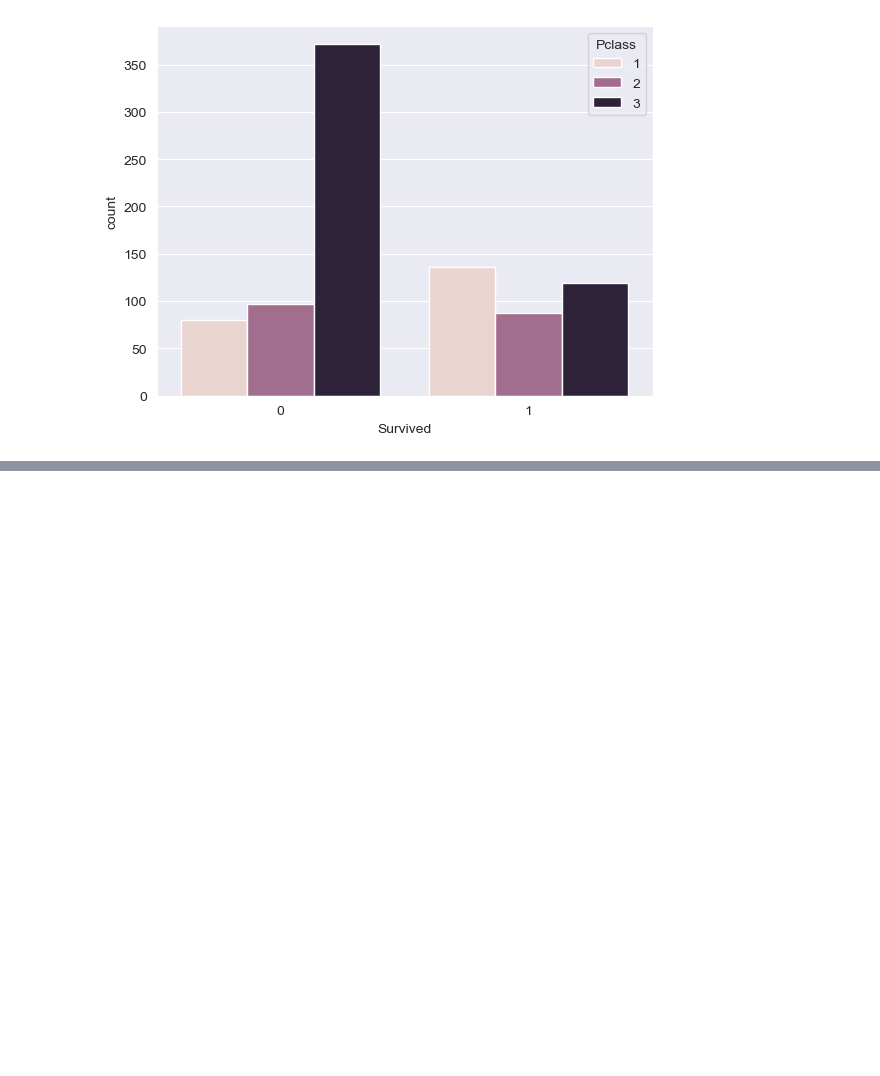
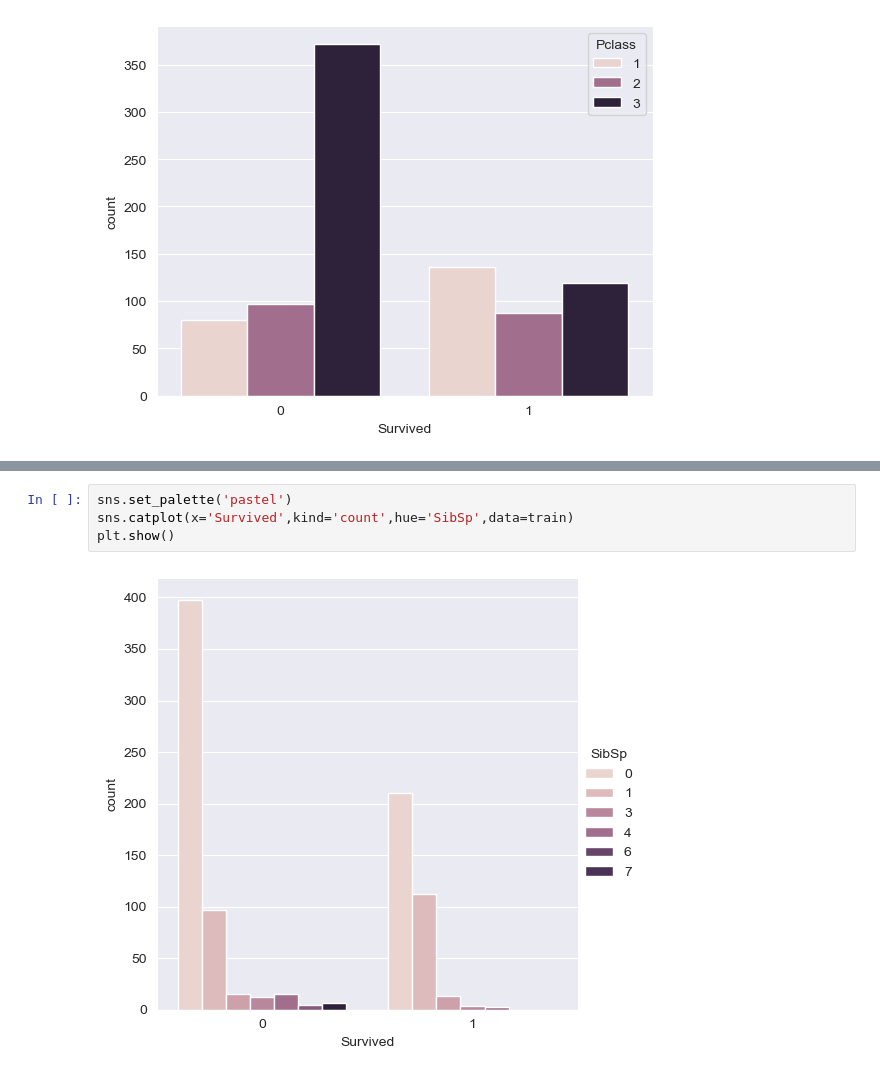
Before and after one commit to manishbhatia7/ML-Projects, a Jupyter notebook: Competitions/Titanic/notebook.ipynb, the cells around one changed output, grey strips where cells are left out. Saved outputs shown, nothing was run; the diff lists cells and outputs as text; blank space fills up the shorter version.

```diff
--- a/Competitions/Titanic/notebook.ipynb
+++ b/Competitions/Titanic/notebook.ipynb
@@ -59,0 +67,6 @@ plt.show()
+# %%
+sns.set_palette('pastel')
+sns.catplot(x='Survived',kind='count',hue='SibSp',data=train)
+plt.show()
+# %% [output]
+[figure, added]
```
Also changed, not shown: parts of 8 cells of this notebook, 2 other files.
